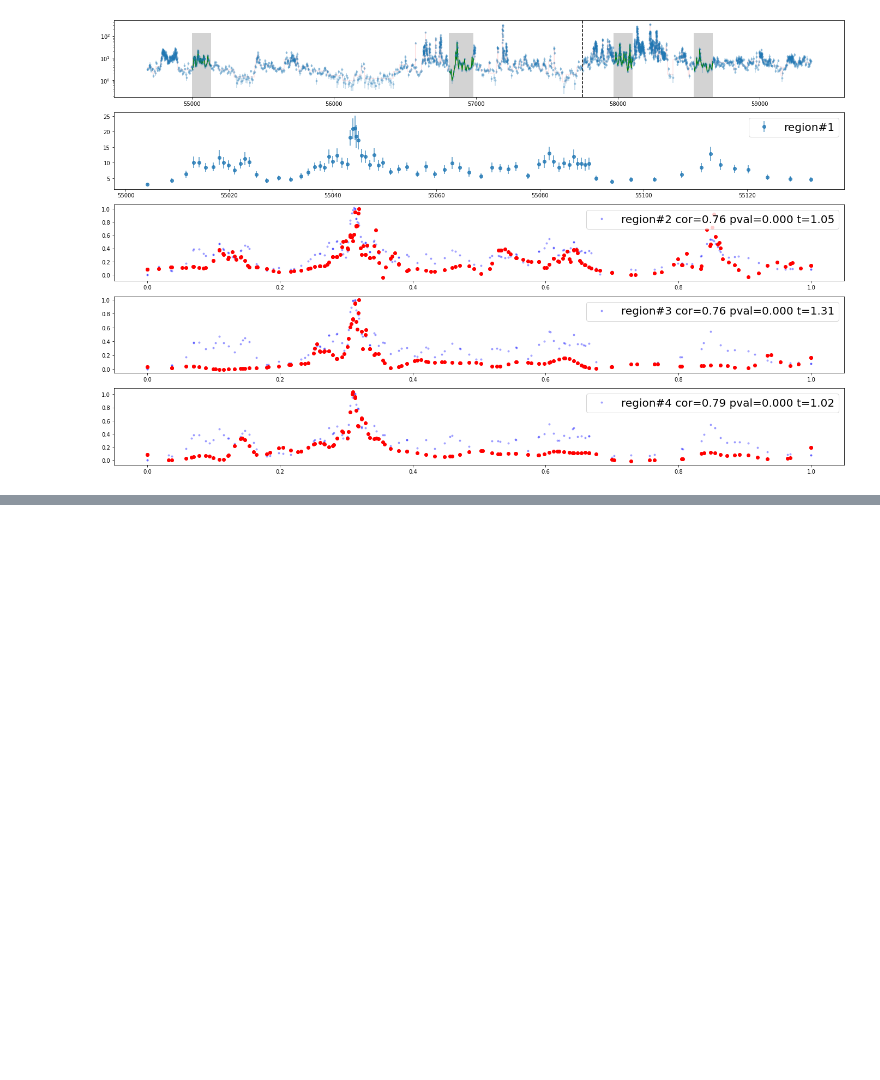
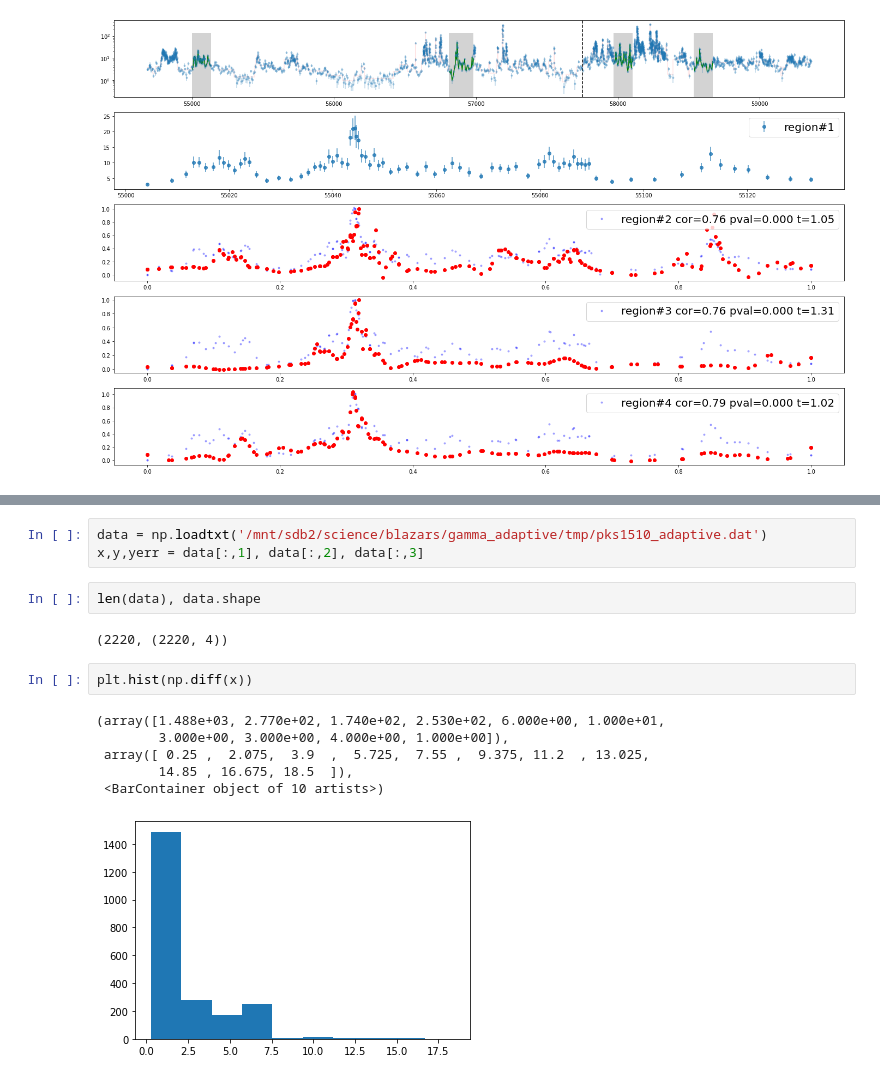
Before and after one commit to Amarchuk/blazar_motifs, a Jupyter notebook: Untitled.ipynb, the cells around one changed output, grey strips where cells are left out. Cells and saved outputs as stored; diff of their text form; blank space fills up the shorter version.

```diff
--- a/Untitled.ipynb
+++ b/Untitled.ipynb
@@ -1041,0 +1105,16 @@ plt.show()
+# %%
+data = np.loadtxt('/mnt/sdb2/science/blazars/gamma_adaptive/tmp/pks1510_adaptive.dat')
+x,y,yerr = data[:,1], data[:,2], data[:,3]
+# %%
+len(data), data.shape
+# %% [output]
+(2220, (2220, 4))
+# %%
+plt.hist(np.diff(x))
+# %% [output]
+(array([1.488e+03, 2.770e+02, 1.740e+02, 2.530e+02, 6.000e+00, 1.000e+01,
+        3.000e+00, 3.000e+00, 4.000e+00, 1.000e+00]),
+ array([ 0.25 ,  2.075,  3.9  ,  5.725,  7.55 ,  9.375, 11.2  , 13.025,
+        14.85 , 16.675, 18.5  ]),
+ <BarContainer object of 10 artists>)
+[figure, added]
```
Also changed, not shown: parts of 19 cells of this notebook.
